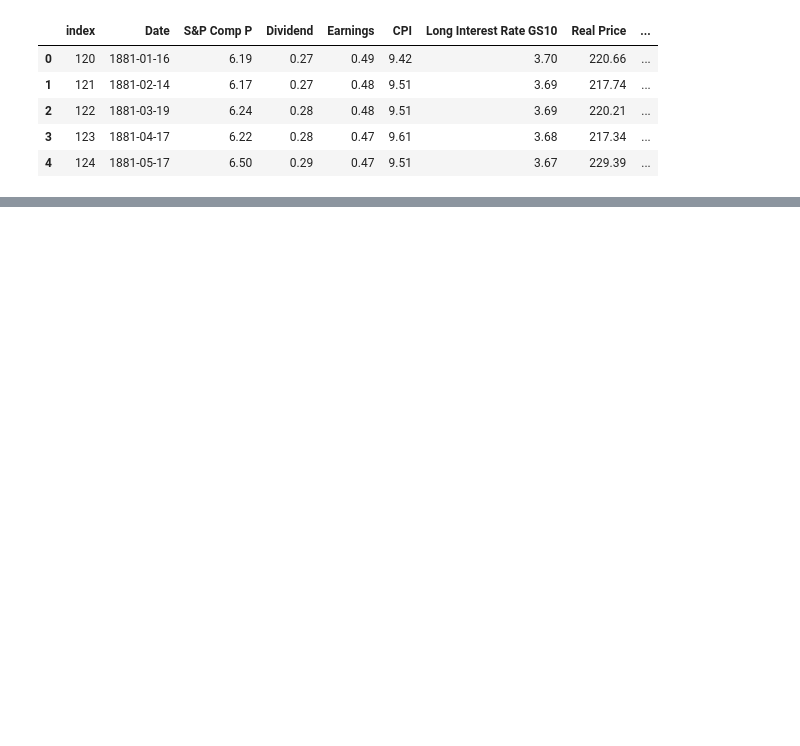
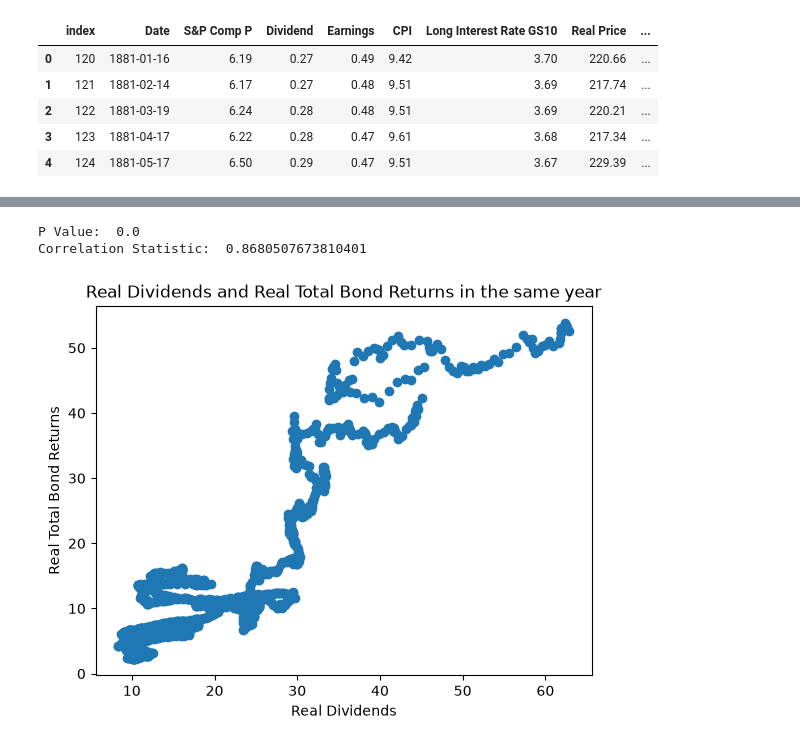
Before and after one commit to zilihen/CMSC320-Final-Project, a Jupyter notebook: stocks.ipynb, the cells around one changed output, grey strips where cells are left out. Saved outputs shown, nothing was run; the diff lists cells and outputs as text; code cells hidden in the pictures; blank space fills up the shorter version.

Commit message:
Added a first summary statistic/analysis/plot

```diff
--- a/stocks.ipynb
+++ b/stocks.ipynb
@@ -63,0 +80,15 @@ df.head()
+# %%
+fig, ax = plt.subplots()
+ax.scatter(df["Real Dividend"],df["Real Total Bond Returns"])
+plt.title("Real Dividends and Real Total Bond Returns in the same year")
+plt.xlabel("Real Dividends")
+plt.ylabel("Real Total Bond Returns")
+
+s, p= scipy.stats.pearsonr(df["Real Dividend"],df["Real Total Bond Returns"], alternative="two-sided")
+
+print("P Value: ", p)
+print("Correlation Statistic: ", s)
+# %% [output]
+P Value:  0.0
+Correlation Statistic:  0.8680507673810401
+[figure, added]
```
Also changed, not shown: parts of 4 cells of this notebook.
